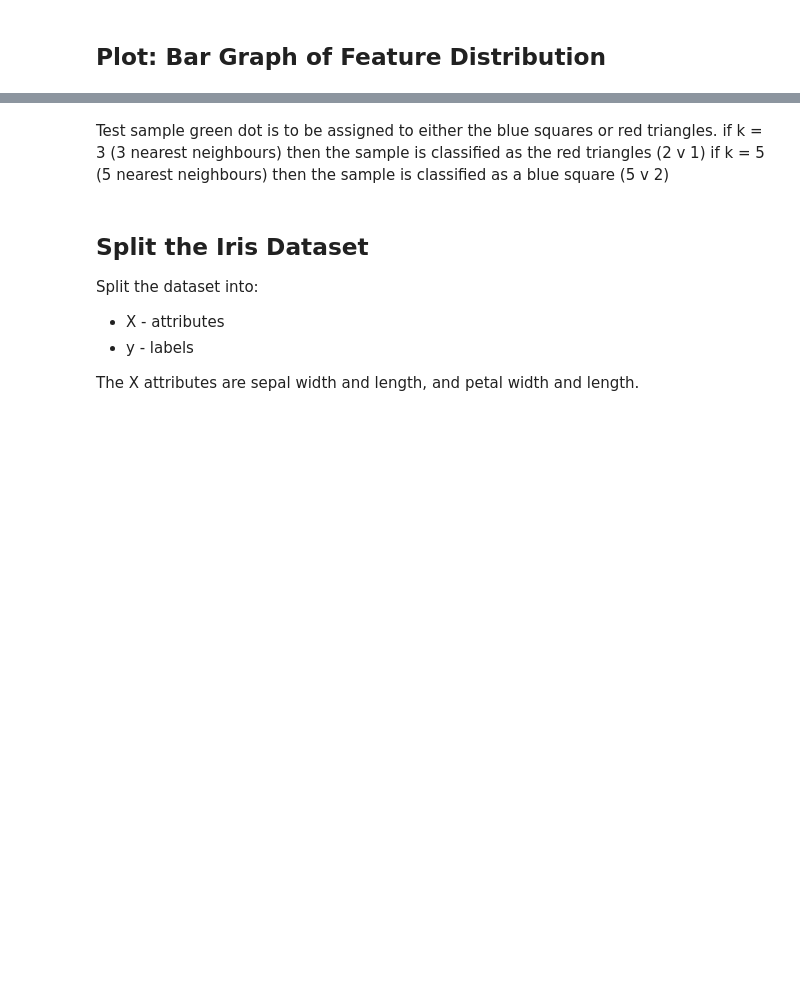
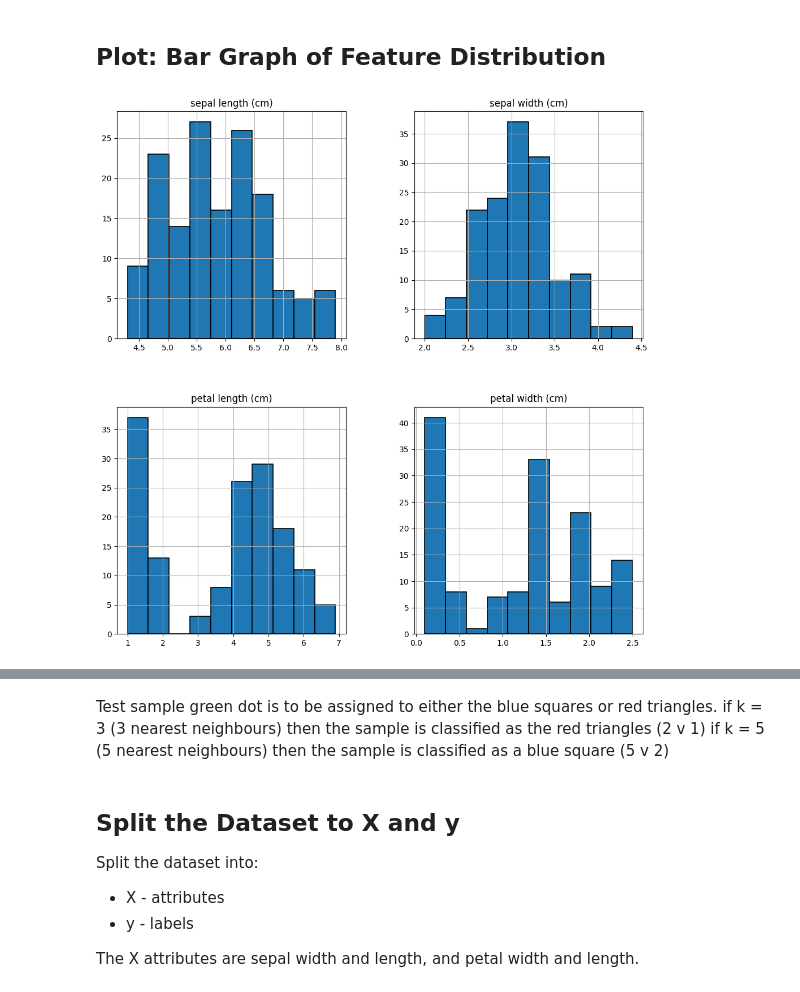
Before and after one commit to neko88/Machine-Learning, a Jupyter notebook: Scikit_Practice_Iris_Dataset.ipynb, the cells around one changed output, grey strips where cells are left out. Saved outputs shown, nothing was run; the diff lists cells and outputs as text; code cells hidden in the pictures; blank space fills up the shorter version.

Commit message:
practicing iris dataset - K nearest neighbours

```diff
--- a/Scikit_Practice_Iris_Dataset.ipynb
+++ b/Scikit_Practice_Iris_Dataset.ipynb
@@ -176,11 +193,13 @@ plt.show()
 # %% [markdown]
 ## Plot: Bar Graph of Feature Distribution
 # %%
-new_data = df.drop('Id',axis=1)
-new_data.hist(edgecolor='black',linewidth=1.2)
+# Distribution of how the Sepal Length & Width, and Petal Length & Width are distributed
+df.hist(edgecolor='black',linewidth=1.2)
 fig=plt.gcf()
 fig.set_size_inches(12,12)
 plt.show()
+# %% [output]
+[figure, added]
 # %% [markdown]
 # K-Nearest Neighbors Algorithm in Iris
 
@@ -204,7 +223,7 @@ Test sample green dot is to be assigned to either the blue squares or red triang
 if k = 3 (3 nearest neighbours) then the sample is classified as the red triangles (2 v 1)
 if k = 5 (5 nearest neighbours) then the sample is classified as a blue square (5 v 2)
 # %% [markdown]
-## Split the Iris Dataset
+## Split the Dataset to X and y
 
 Split the dataset into:
 * X - attributes
```
Also changed, not shown: parts of 14 cells of this notebook.
